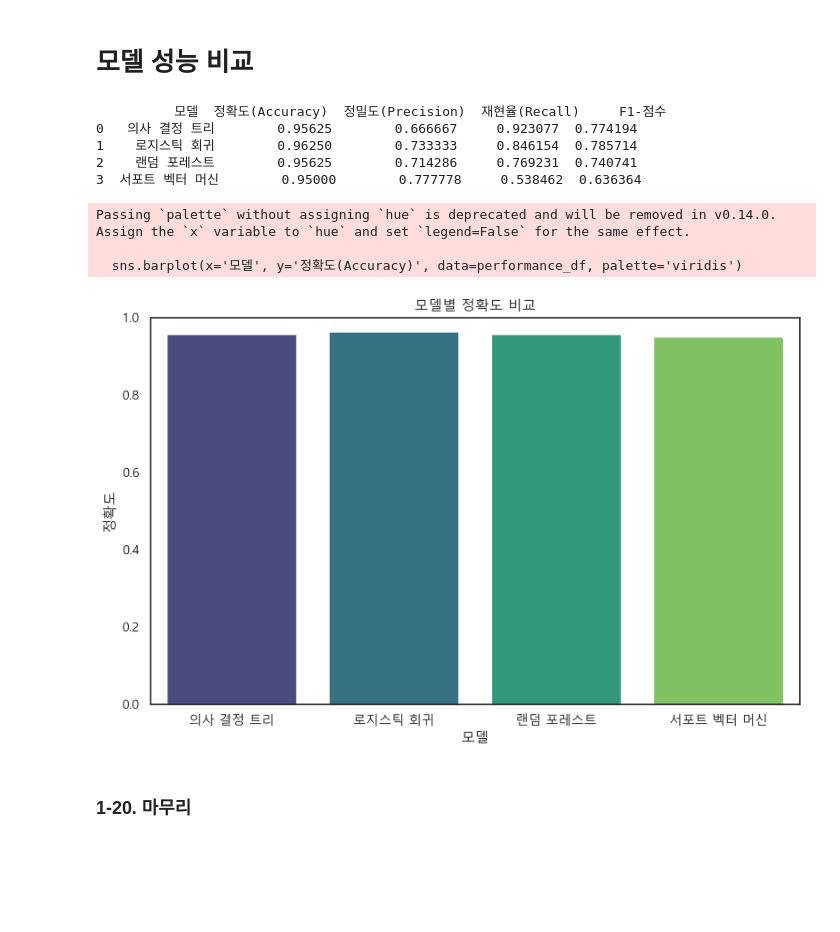
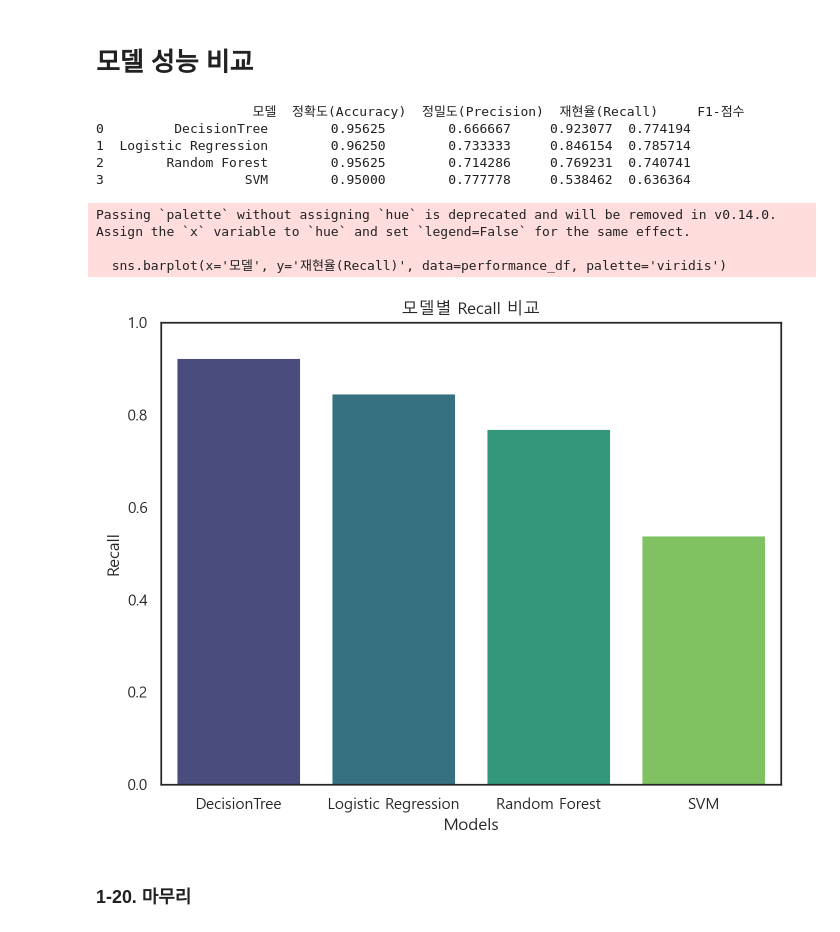
Before and after one commit to shualoalumin/AIFFEL_quest_cr, a Jupyter notebook: MainQuest/Quest02/MainQuest02_Pokemon.ipynb, the cells around one changed output. Cells and saved outputs as stored; diff of their text form; code cells hidden in the pictures; blank space fills up the shorter version.

```diff
--- a/MainQuest/Quest02/MainQuest02_Pokemon.ipynb
+++ b/MainQuest/Quest02/MainQuest02_Pokemon.ipynb
@@ -1092,56 +1092,49 @@ weighted avg       0.95      0.95      0.95       160
 # %%
 from sklearn.metrics import accuracy_score, precision_score, recall_score, f1_score
 
-# 모델 리스트
 models = {
-    '의사 결정 트리': model,  # 이전에 학습한 Decision Tree
-    '로지스틱 회귀': logreg,
-    '랜덤 포레스트': rf,
-    '서포트 벡터 머신': svm,
+    'DecisionTree': model,
+    'Logistic Regression': logreg,
+    'Random Forest': rf,
+    'SVM': svm,
 }
 
-# 성능 지표 초기화
 performance = {
     '모델': [],
     '정확도(Accuracy)': [],
     '정밀도(Precision)': [],
     '재현율(Recall)': [],
     'F1-점수': []
 }
 
-# 각 모델별 성능 지표 계산
 for name, mdl in models.items():
     y_pred = mdl.predict(X_test)
     performance['모델'].append(name)
     performance['정확도(Accuracy)'].append(accuracy_score(y_test, y_pred))
     performance['정밀도(Precision)'].append(precision_score(y_test, y_pred))
     performance['재현율(Recall)'].append(recall_score(y_test, y_pred))
     performance['F1-점수'].append(f1_score(y_test, y_pred))
 
-# 데이터프레임으로 변환
 performance_df = pd.DataFrame(performance)
-
-# 성능 지표 출력
 print(performance_df)
 
-# 시각화 (정확도 비교)
-plt.figure(figsize=(10, 6))
-sns.barplot(x='모델', y='정확도(Accuracy)', data=performance_df, palette='viridis')
-plt.title('모델별 정확도 비교')
-plt.ylabel('정확도')
-plt.xlabel('모델')
+plt.figure(figsize=(8, 6))
+sns.barplot(x='모델', y='재현율(Recall)', data=performance_df, palette='viridis')
+plt.title('모델별 Recall 비교')
+plt.ylabel('Recall')
+plt.xlabel('Models')
 plt.ylim(0, 1)
 plt.show()
 # %% [output]
-          모델  정확도(Accuracy)  정밀도(Precision)  재현율(Recall)     F1-점수
-0   의사 결정 트리        0.95625        0.666667     0.923077  0.774194
-1    로지스틱 회귀        0.96250        0.733333     0.846154  0.785714
-2    랜덤 포레스트        0.95625        0.714286     0.769231  0.740741
-3  서포트 벡터 머신        0.95000        0.777778     0.538462  0.636364
+                    모델  정확도(Accuracy)  정밀도(Precision)  재현율(Recall)     F1-점수
+0         DecisionTree        0.95625        0.666667     0.923077  0.774194
+1  Logistic Regression        0.96250        0.733333     0.846154  0.785714
+2        Random Forest        0.95625        0.714286     0.769231  0.740741
+3                  SVM        0.95000        0.777778     0.538462  0.636364
 Passing `palette` without assigning `hue` is deprecated and will be removed in v0.14.0. Assign the `x` variable to `hue` and set `legend=False` for the same effect.
 
-  sns.barplot(x='모델', y='정확도(Accuracy)', data=performance_df, palette='viridis')
+  sns.barplot(x='모델', y='재현율(Recall)', data=performance_df, palette='viridis')
-[figure, old version]
+[figure, new version]
 # %% [markdown]
 ### 1-20. 마무리
 # %% [markdown]
```
Also changed, not shown: parts of 1 cell of this notebook.
